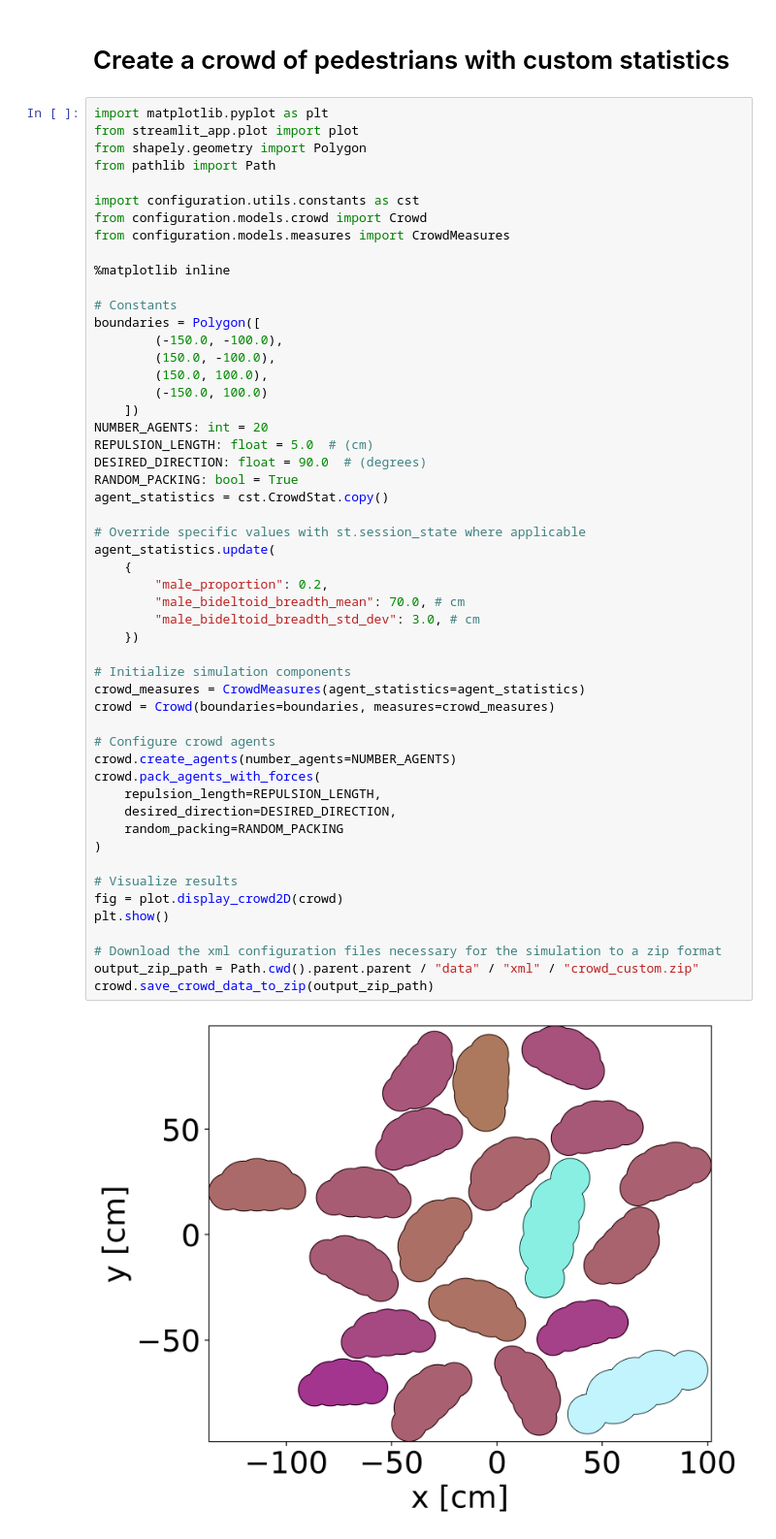
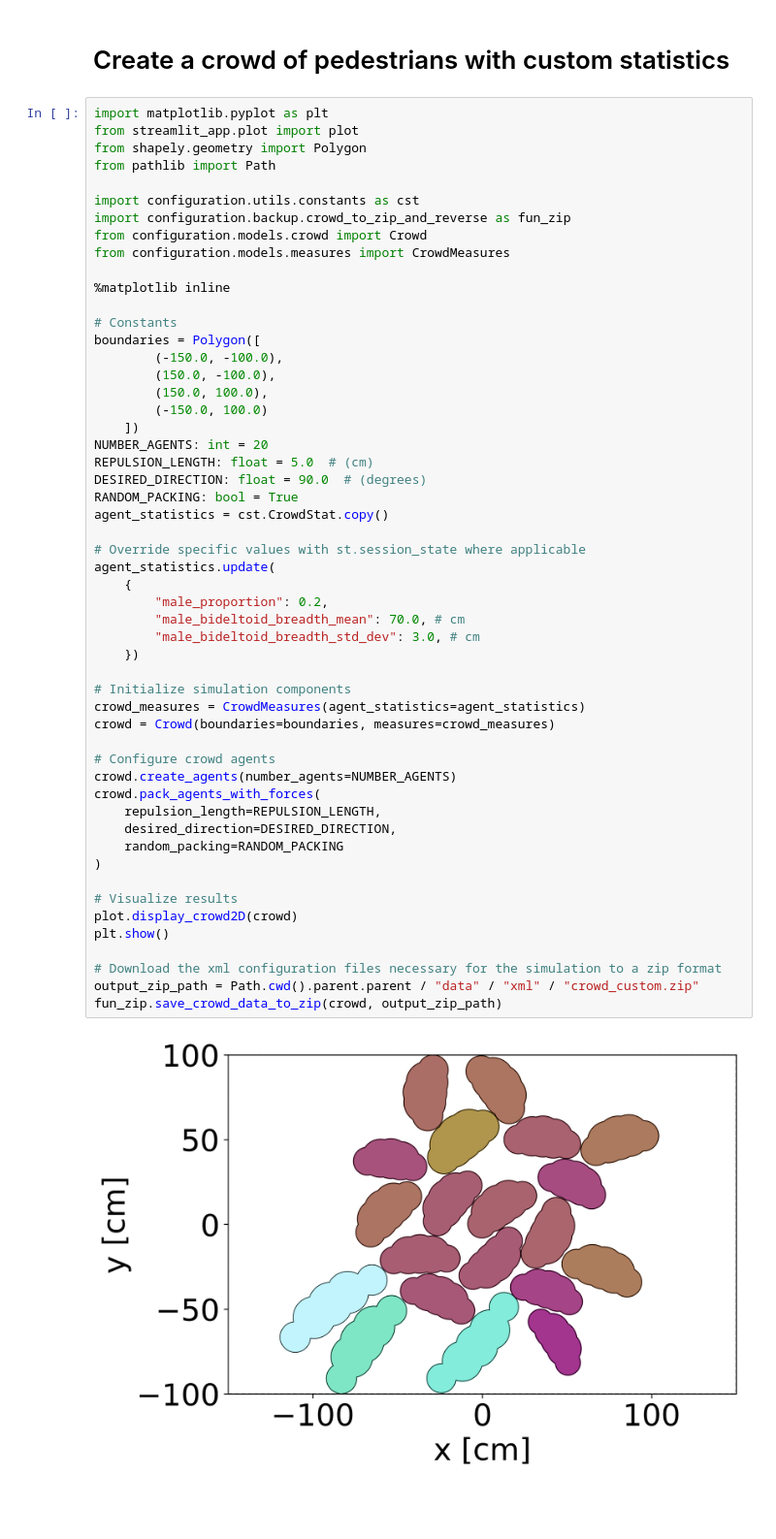
Before and after one commit to odufour7/Shape, a Jupyter notebook: tutorials/shapes/create_crowd_custom_statistics.ipynb, the cells around one changed output. Shown at 97% size. Cells and saved outputs as stored; diff of their text form; blank space fills up the shorter version.

```diff
--- a/tutorials/shapes/create_crowd_custom_statistics.ipynb
+++ b/tutorials/shapes/create_crowd_custom_statistics.ipynb
@@ -7,6 +7,7 @@ from shapely.geometry import Polygon
 from pathlib import Path
 
 import configuration.utils.constants as cst
+import configuration.backup.crowd_to_zip_and_reverse as fun_zip
 from configuration.models.crowd import Crowd
 from configuration.models.measures import CrowdMeasures
 
@@ -24,34 +25,34 @@ REPULSION_LENGTH: float = 5.0  # (cm)
 DESIRED_DIRECTION: float = 90.0  # (degrees)
 RANDOM_PACKING: bool = True
 agent_statistics = cst.CrowdStat.copy()
 
 # Override specific values with st.session_state where applicable
 agent_statistics.update(
     {
         "male_proportion": 0.2,
         "male_bideltoid_breadth_mean": 70.0, # cm
         "male_bideltoid_breadth_std_dev": 3.0, # cm
     })
 
 # Initialize simulation components
 crowd_measures = CrowdMeasures(agent_statistics=agent_statistics)
 crowd = Crowd(boundaries=boundaries, measures=crowd_measures)
 
 # Configure crowd agents
 crowd.create_agents(number_agents=NUMBER_AGENTS)
 crowd.pack_agents_with_forces(
     repulsion_length=REPULSION_LENGTH,
     desired_direction=DESIRED_DIRECTION,
     random_packing=RANDOM_PACKING
 )
 
 # Visualize results
-fig = plot.display_crowd2D(crowd)
+plot.display_crowd2D(crowd)
 plt.show()
 
 # Download the xml configuration files necessary for the simulation to a zip format
 output_zip_path = Path.cwd().parent.parent / "data" / "xml" / "crowd_custom.zip"
-crowd.save_crowd_data_to_zip(output_zip_path)
+fun_zip.save_crowd_data_to_zip(crowd, output_zip_path)
 # %% [output]
-[figure, old version]
+[figure, new version]
 ZIP file successfully saved to /Volumes/desk_oscar/main/cours/phd_first_year/shape_project/code/data/xml/crowd_custom.zip
```
Also changed, not shown: 38 other files.
